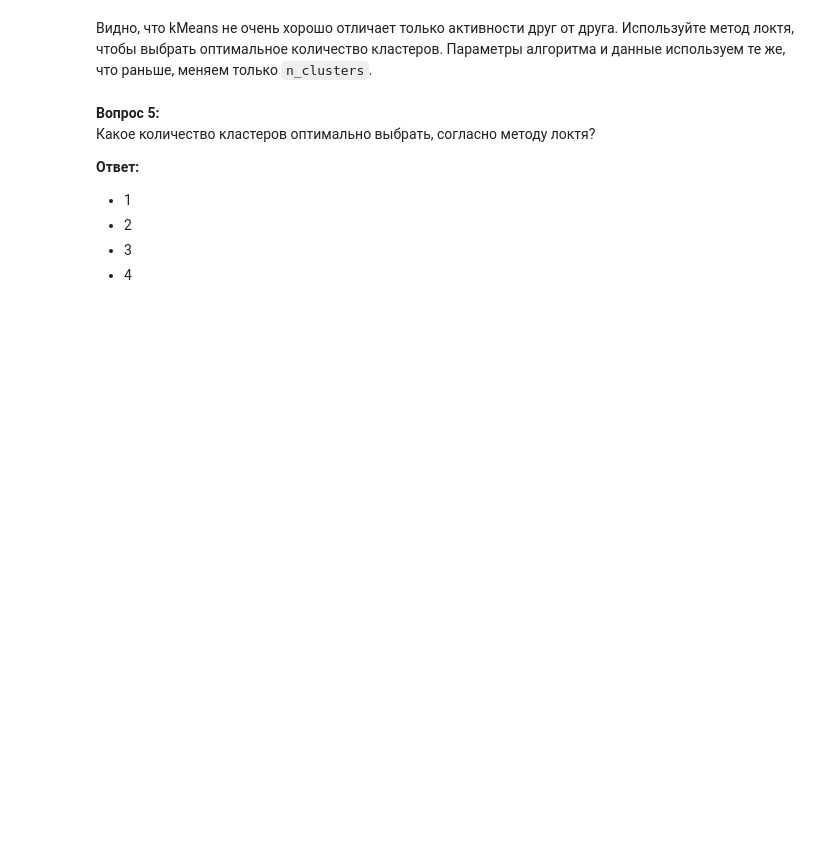
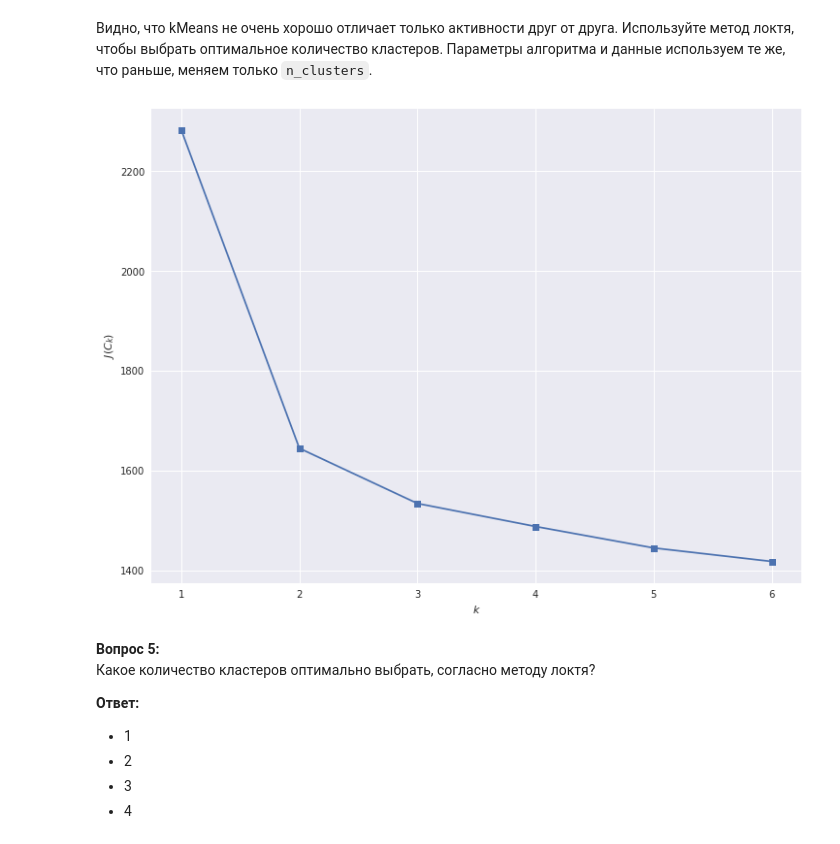
Before and after one commit to viakondratiuk/mlcourse_open, a Jupyter notebook: jupyter_notebooks/topic07_unsupervised/hw7_session2_unsupervised_learning.ipynb, the cells around one changed output. Saved outputs shown, nothing was run; the diff lists cells and outputs as text; code cells hidden in the pictures; blank space fills up the shorter version.

```diff
--- a/jupyter_notebooks/topic07_unsupervised/hw7_session2_unsupervised_learning.ipynb
+++ b/jupyter_notebooks/topic07_unsupervised/hw7_session2_unsupervised_learning.ipynb
@@ -207,3 +225,15 @@ for k in tqdm_notebook(range(1, n_classes + 1)):
+# %%
+# Ваш код здесь
+inertia = []
+for k in tqdm_notebook(range(1, n_classes + 1)):
+    kmeans = KMeans(n_clusters=k, n_init=100, random_state=RANDOM_STATE).fit(X_pca)
+    inertia.append(np.sqrt(kmeans.inertia_))
+
+plt.plot(range(1, n_classes + 1), inertia, marker='s');
+plt.xlabel('$k$')
+plt.ylabel('$J(C_k)$');
+# %% [output]
+[figure, added]
 # %% [markdown]
 **Вопрос 5:**<br>
 Какое количество кластеров оптимально выбрать, согласно методу локтя?<br>
```
Also changed, not shown: parts of 7 cells of this notebook.
